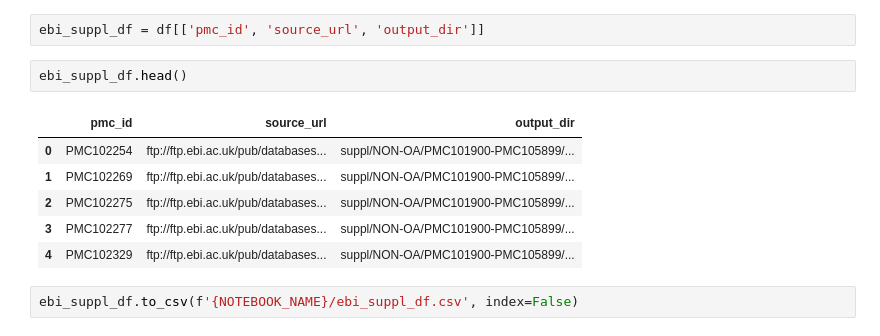
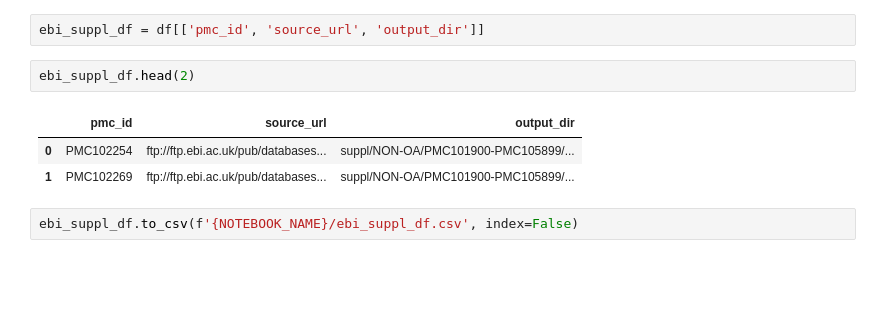
Before and after one commit to pmc-tables/pmc-tables-pipeline, a Jupyter notebook: notebooks/pmc_statistics.ipynb, the cells around one changed output. Saved outputs shown, nothing was run; the diff lists cells and outputs as text; blank space fills up the shorter version.

```diff
--- a/notebooks/pmc_statistics.ipynb
+++ b/notebooks/pmc_statistics.ipynb
@@ -101,14 +384,11 @@ df['output_dir'] = df['File'].str[19:].apply(op.dirname) + '/' + df['pmc_id']
 # %%
 ebi_suppl_df = df[['pmc_id', 'source_url', 'output_dir']]
 # %%
-ebi_suppl_df.head()
+ebi_suppl_df.head(2)
 # %% [output]
 |  | pmc_id | source_url | output_dir |
 | 0 | PMC102254 | ftp://ftp.ebi.ac.uk/pub/databases... | suppl/NON-OA/PMC101900-PMC105899/... |
 | 1 | PMC102269 | ftp://ftp.ebi.ac.uk/pub/databases... | suppl/NON-OA/PMC101900-PMC105899/... |
-| 2 | PMC102275 | ftp://ftp.ebi.ac.uk/pub/databases... | suppl/NON-OA/PMC101900-PMC105899/... |
-| 3 | PMC102277 | ftp://ftp.ebi.ac.uk/pub/databases... | suppl/NON-OA/PMC101900-PMC105899/... |
-| 4 | PMC102329 | ftp://ftp.ebi.ac.uk/pub/databases... | suppl/NON-OA/PMC101900-PMC105899/... |
 # %%
 ebi_suppl_df.to_csv(f'{NOTEBOOK_NAME}/ebi_suppl_df.csv', index=False)
 # %%
```
Also changed, not shown: parts of 164 cells of this notebook, 6 other files.
